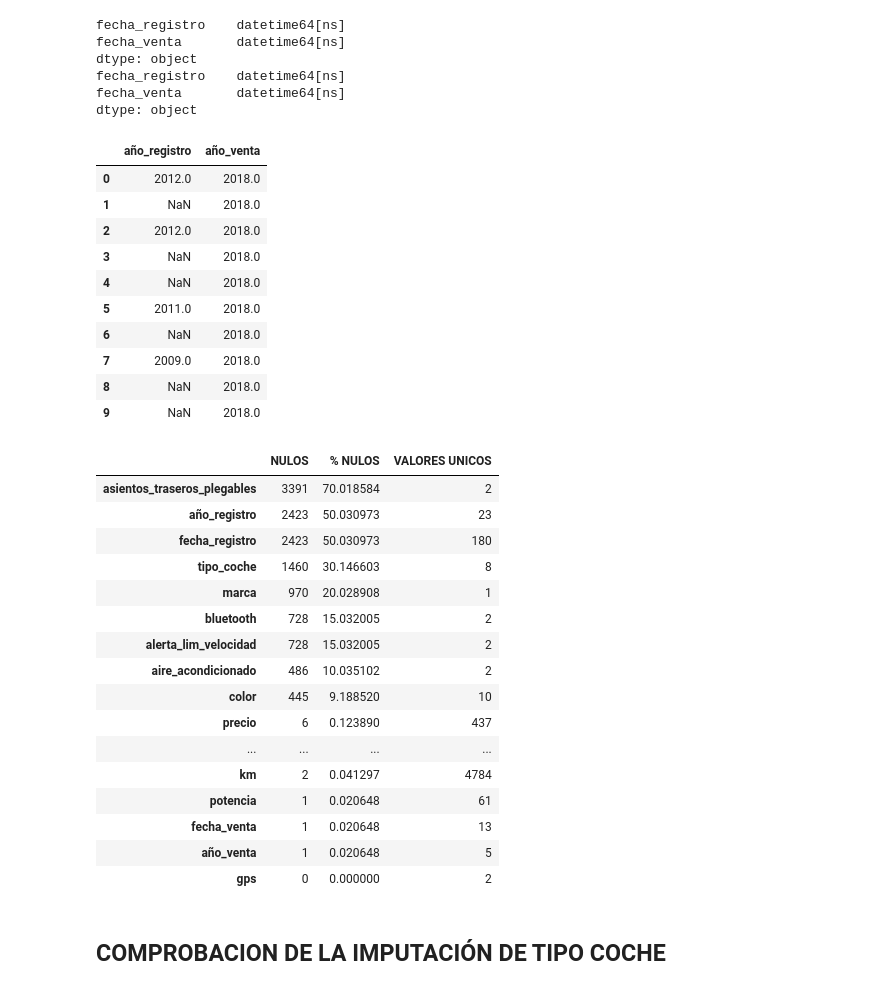
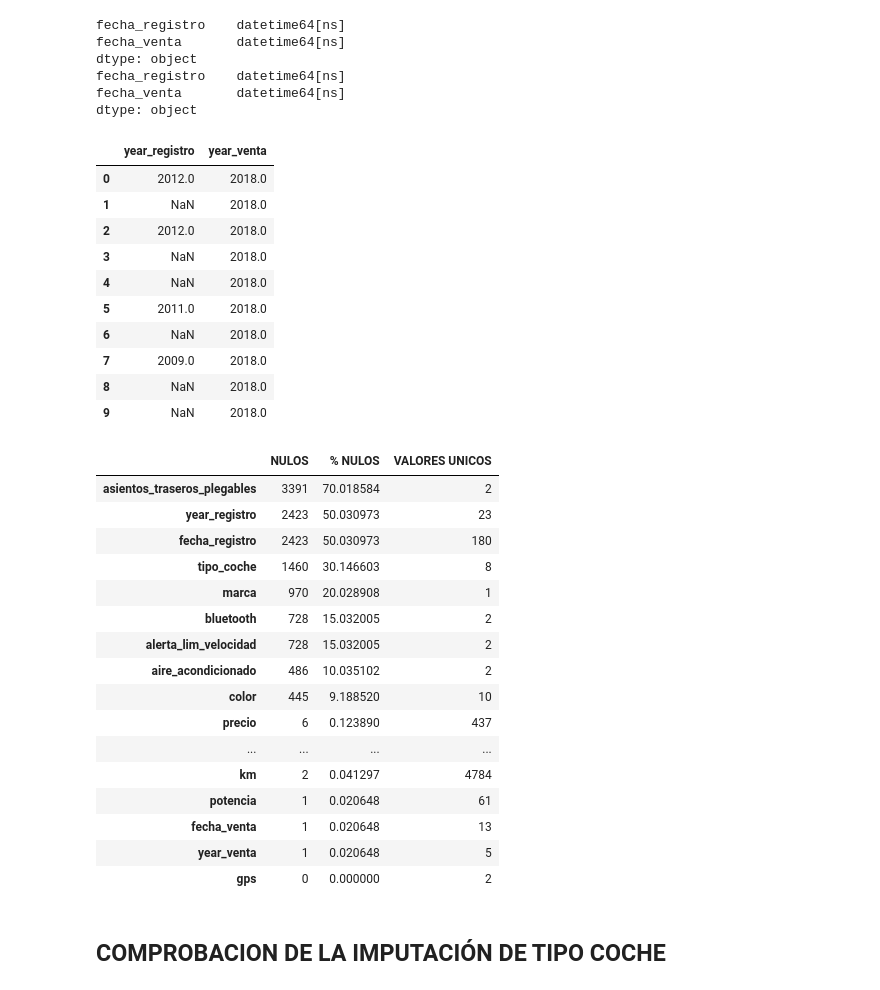
Before and after one commit to davidlarre/DS-BMW_Price, a Jupyter notebook: notebooks/comprobaciones/ComprobacionFinal.ipynb, the cells around one changed output. Cells and saved outputs as stored; diff of their text form; code cells hidden in the pictures.

```diff
--- a/notebooks/comprobaciones/ComprobacionFinal.ipynb
+++ b/notebooks/comprobaciones/ComprobacionFinal.ipynb
@@ -38,18 +38,18 @@ fecha_venta       datetime64[ns]
 dtype: object
 # %%
 # Consideramos que las fechas completas no aportan información relevante, por lo que vamos a crear nuevas columnas solo con el año
-df_bmw['año_registro'] = df_bmw['fecha_registro'].dt.year
-df_bmw['año_venta'] = df_bmw['fecha_venta'].dt.year
+df_bmw['year_registro'] = df_bmw['fecha_registro'].dt.year
+df_bmw['year_venta'] = df_bmw['fecha_venta'].dt.year
 # Comprobamos que se han creado correctamente
-df_bmw[['año_registro','año_venta']].head(10)
+df_bmw[['year_registro','year_venta']].head(10)
 
 # Consideramos que las fechas completas no aportan información relevante, por lo que vamos a crear nuevas columnas solo con el año
-bmw['año_registro'] = bmw['fecha_registro'].dt.year
-bmw['año_venta'] = bmw['fecha_venta'].dt.year
+bmw['year_registro'] = bmw['fecha_registro'].dt.year
+bmw['year_venta'] = bmw['fecha_venta'].dt.year
 # Comprobamos que se han creado correctamente
-bmw[['año_registro','año_venta']].head(10)
+bmw[['year_registro','year_venta']].head(10)
 # %% [output]
-|  | año_registro | año_venta |
+|  | year_registro | year_venta |
 | 0 | 2012.0 | 2018.0 |
 | 1 | NaN | 2018.0 |
 | 2 | 2012.0 | 2018.0 |
@@ -79,7 +79,7 @@ tabla_nulos(bmw)
 # %% [output]
 |  | NULOS | % NULOS | VALORES UNICOS |
 | asientos_traseros_plegables | 3391 | 70.018584 | 2 |
-| año_registro | 2423 | 50.030973 | 23 |
+| year_registro | 2423 | 50.030973 | 23 |
 | fecha_registro | 2423 | 50.030973 | 180 |
 | tipo_coche | 1460 | 30.146603 | 8 |
 | marca | 970 | 20.028908 | 1 |
@@ -92,7 +92,7 @@ tabla_nulos(bmw)
 | km | 2 | 0.041297 | 4784 |
 | potencia | 1 | 0.020648 | 61 |
 | fecha_venta | 1 | 0.020648 | 13 |
-| año_venta | 1 | 0.020648 | 5 |
+| year_venta | 1 | 0.020648 | 5 |
 | gps | 0 | 0.000000 | 2 |
 # %%
 # Creamos un diccionario para almacenar el porcentaje que tiene cada valor respecto al total de cada columna
```
Also changed, not shown: parts of 3 cells of this notebook, 6 other files.
